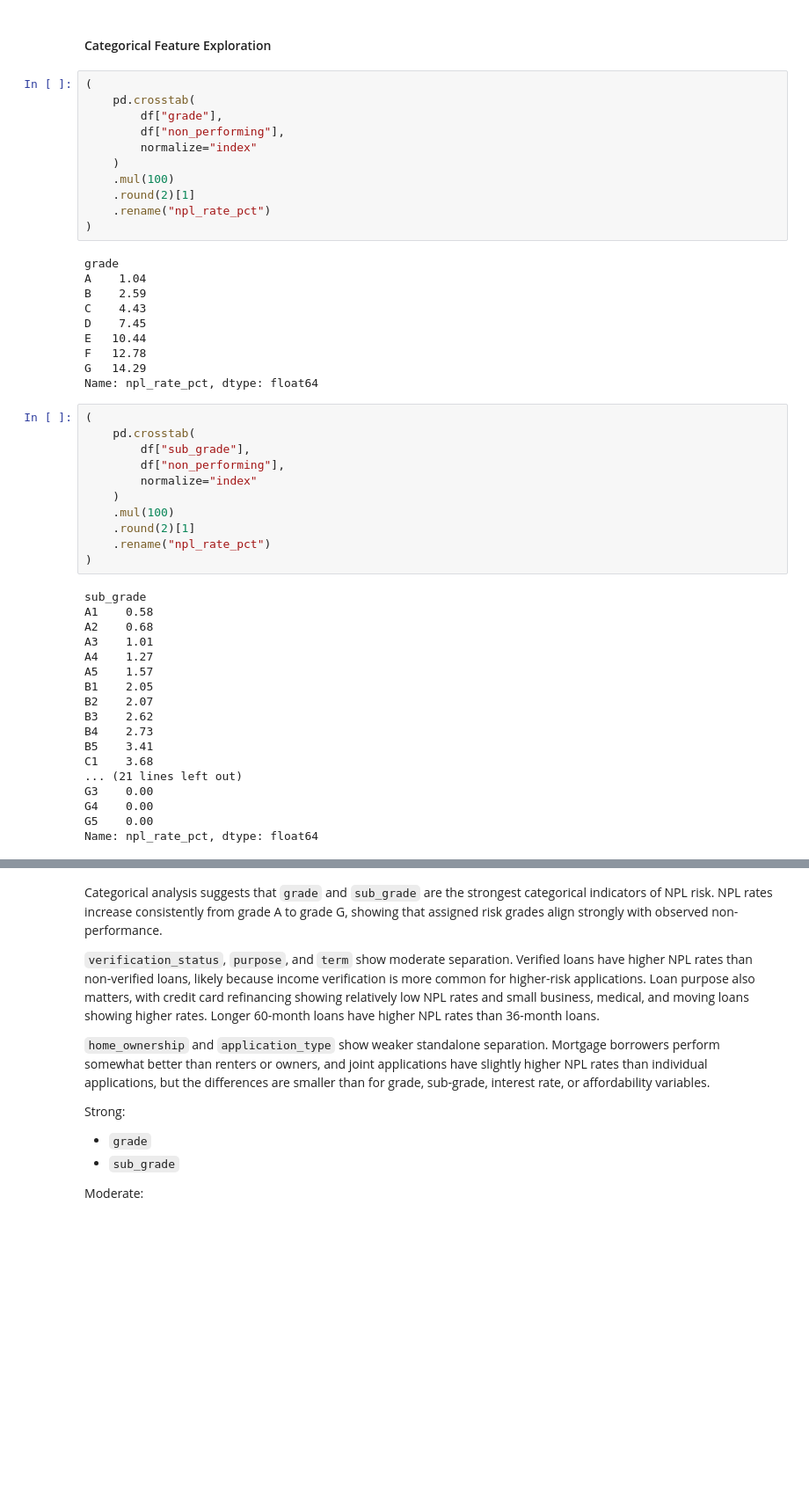
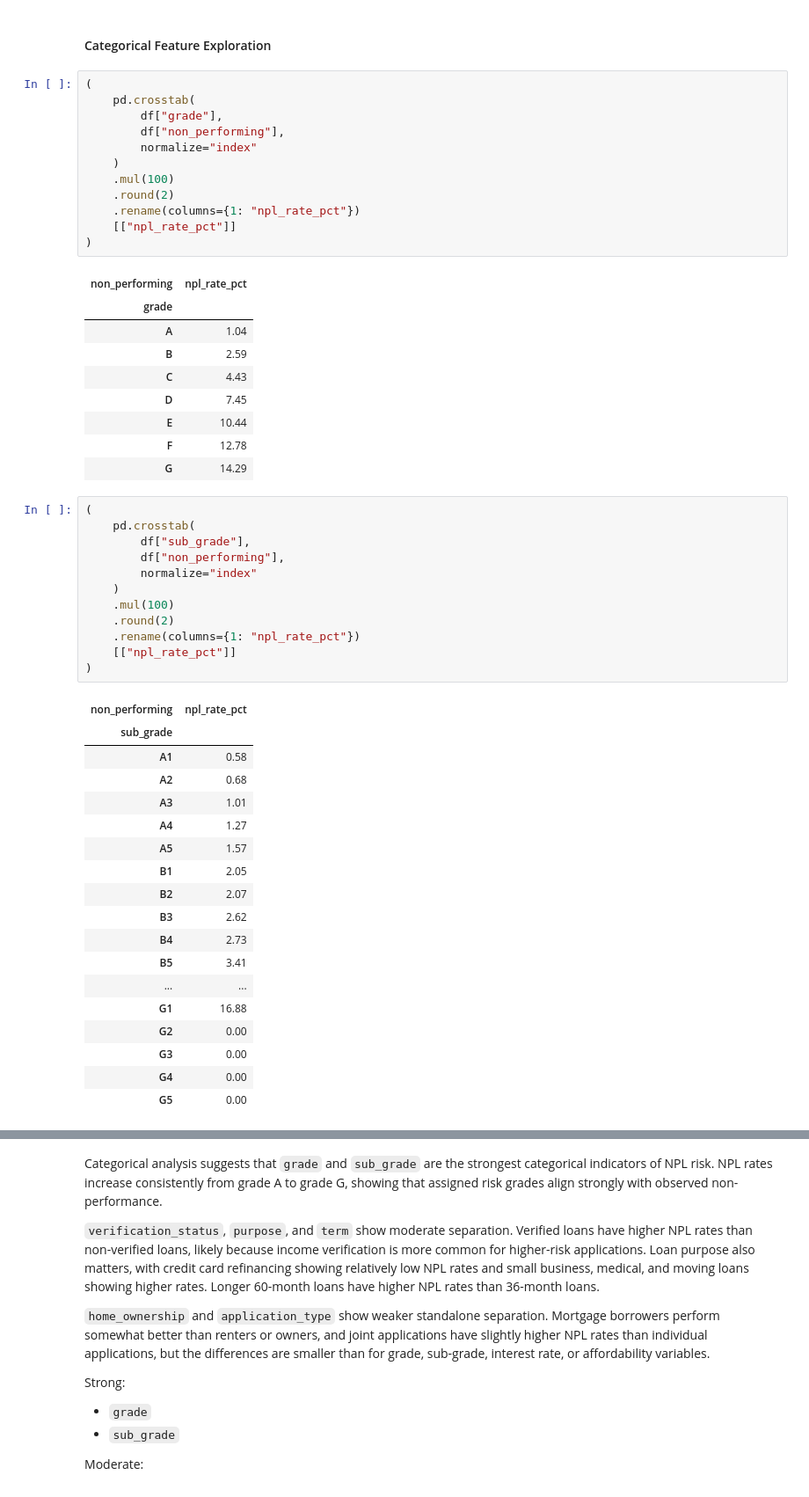
Before and after one commit to janis-karklins88/lending-club-case-study, a Jupyter notebook: notebooks/04_NPL_Analysis.ipynb, the cells around one changed output, grey strips where cells are left out. Shown at 88% size. Cells and saved outputs as stored; diff of their text form; blank space fills up the shorter version.

```diff
--- a/notebooks/04_NPL_Analysis.ipynb
+++ b/notebooks/04_NPL_Analysis.ipynb
@@ -316,48 +316,51 @@ Weak:
         normalize="index"
     )
     .mul(100)
-    .round(2)[1]
-    .rename("npl_rate_pct")
+    .round(2)
+    .rename(columns={1: "npl_rate_pct"})
+    [["npl_rate_pct"]]
 )
 # %% [output]
-grade
-A    1.04
-B    2.59
-C    4.43
-D    7.45
-E   10.44
-F   12.78
-G   14.29
-Name: npl_rate_pct, dtype: float64
+| non_performing | npl_rate_pct |
+| grade |  |
+| A | 1.04 |
+| B | 2.59 |
+| C | 4.43 |
+| D | 7.45 |
+| E | 10.44 |
+| F | 12.78 |
+| G | 14.29 |
 # %%
 (
     pd.crosstab(
         df["sub_grade"],
         df["non_performing"],
         normalize="index"
     )
     .mul(100)
-    .round(2)[1]
-    .rename("npl_rate_pct")
+    .round(2)
+    .rename(columns={1: "npl_rate_pct"})
+    [["npl_rate_pct"]]
 )
 # %% [output]
-sub_grade
-A1    0.58
-A2    0.68
-A3    1.01
-A4    1.27
-A5    1.57
-B1    2.05
-B2    2.07
-B3    2.62
-B4    2.73
-B5    3.41
-C1    3.68
-... (21 lines left out)
-G3    0.00
-G4    0.00
-G5    0.00
-Name: npl_rate_pct, dtype: float64
+| non_performing | npl_rate_pct |
+| sub_grade |  |
+| A1 | 0.58 |
+| A2 | 0.68 |
+| A3 | 1.01 |
+| A4 | 1.27 |
+| A5 | 1.57 |
+| B1 | 2.05 |
+| B2 | 2.07 |
+| B3 | 2.62 |
+| B4 | 2.73 |
+| B5 | 3.41 |
+| ... | ... |
+| G1 | 16.88 |
+| G2 | 0.00 |
+| G3 | 0.00 |
+| G4 | 0.00 |
+| G5 | 0.00 |
 # %%
 (
     pd.crosstab(
```
Also changed, not shown: parts of 5 cells of this notebook, 3 other files.
